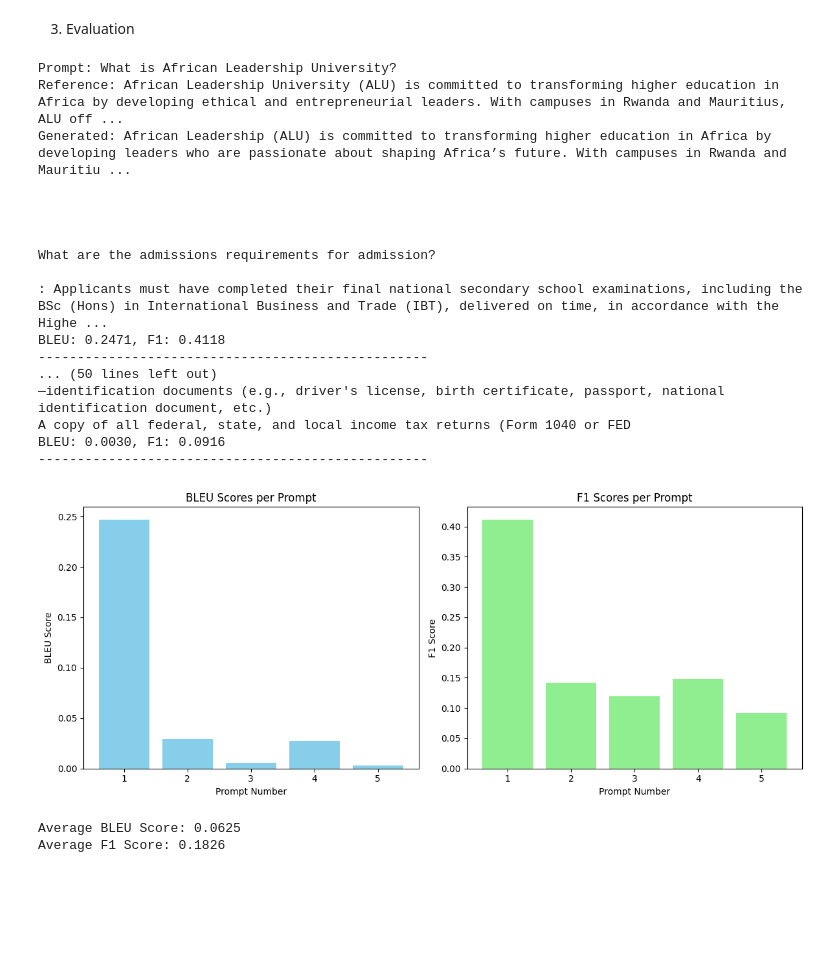
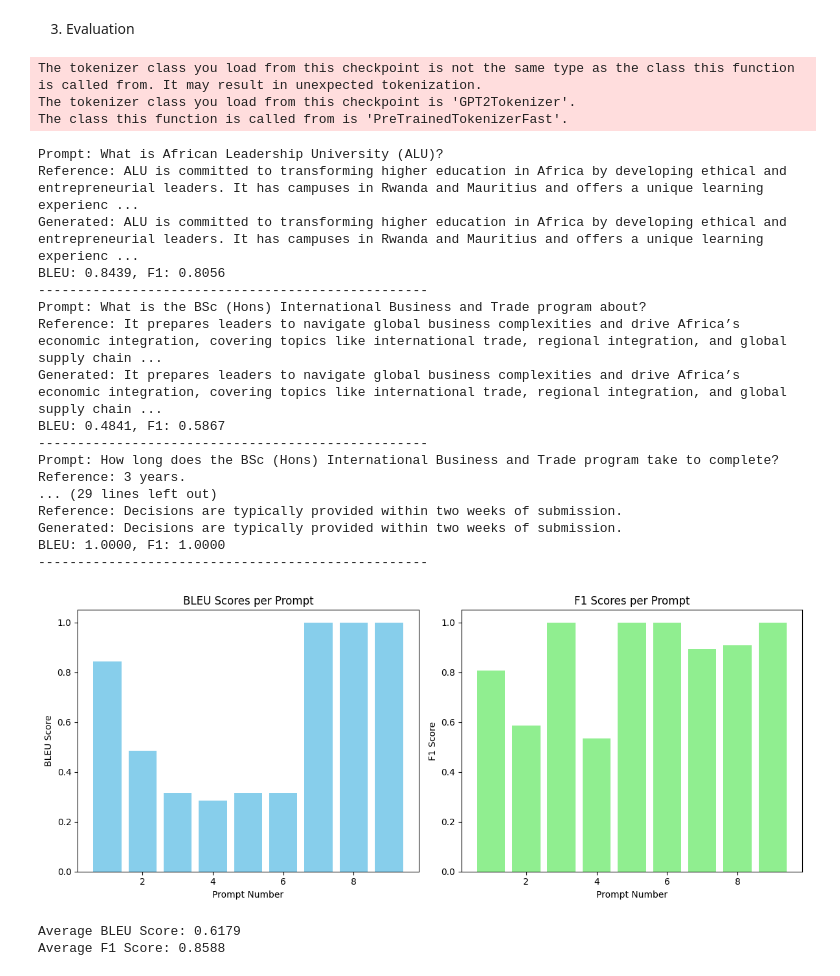
Before and after one commit to fmhirwa/alu-MLI_Summative, a Jupyter notebook: Chatbot_ALU_admissions.ipynb, the cells around one changed output. Saved outputs shown, nothing was run; the diff lists cells and outputs as text; code cells hidden in the pictures; blank space fills up the shorter version.

```diff
--- a/Chatbot_ALU_admissions.ipynb
+++ b/Chatbot_ALU_admissions.ipynb
@@ -146,13 +153,13 @@ import os
 import re
 import torch
 import matplotlib.pyplot as plt
-from transformers import GPT2LMHeadModel, GPT2TokenizerFast
+from transformers import GPT2LMHeadModel, PreTrainedTokenizerFast
 from nltk.translate.bleu_score import sentence_bleu, SmoothingFunction
 
-# Load fine-tuned GPT-2 model and tokenizer
+# Load fine-tuned GPT-2 model and tokenizer using consistent classes
 model_dir = "./gpt2-finetuned-alu"
 model = GPT2LMHeadModel.from_pretrained(model_dir)
-tokenizer = GPT2TokenizerFast.from_pretrained(model_dir)
+tokenizer = PreTrainedTokenizerFast.from_pretrained(model_dir)
 model.eval()
 
 def compute_f1(prediction, reference):
@@ -168,7 +175,7 @@ def compute_f1(prediction, reference):
     return 2 * (precision * recall) / (precision + recall)
 
 # Load evaluation prompts and references
-with open("./data/ALU_val.txt", "r", encoding="utf-8") as f:
+with open("./data/ALU_val2.txt", "r", encoding="utf-8") as f:
     eval_data = f.read()
 
 pattern = r"\[Prompt \d+\]\s*Q:\s*(.*?)\s*A:\s*(.*?)\s*(?=\[Prompt \d+\]|$)"
@@ -179,70 +186,79 @@ prompts, references = zip(*[(m[0].strip(), m[1].strip()) for m in matches])
 bleu_scores, f1_scores, generated_responses = [], [], []
 for prompt, ref in zip(prompts, references):
     input_ids = tokenizer.encode(prompt, return_tensors="pt")
-    attention_mask = torch.ones_like(input_ids)  # ✅ Added attention_mask
+    attention_mask = torch.ones_like(input_ids)  # attention_mask added
     with torch.no_grad():
         output_ids = model.generate(
             input_ids,
             attention_mask=attention_mask,
-            max_length=150,
-            num_beams=5,
-            no_repeat_ngram_size=2,
+            max_length=100,                  # Reduced length for concise answers
+            num_beams=7,                     # Increased beams for better quality
+            no_repeat_ngram_size=3,          # Higher ngram for reduced repetition
+            temperature=0.7,                 # More controlled generation
+            top_p=0.9,                       # Nucleus sampling
             early_stopping=True,
-            pad_token_id=tokenizer.eos_token_id  # ✅ Correct pad_token_id
+            pad_token_id=tokenizer.eos_token_id
         )
     generated_text = tokenizer.decode(output_ids[0], skip_special_tokens=True)
-    generated_text = generated_text[len(prompt):].strip() if generated_text.startswith(prompt) else generated_text
+    # Remove the prompt if it is repeated
+    if generated_text.startswith(prompt):
+        generated_text = generated_text[len(prompt):].strip()
+    # Limit the generated answer to just one line:
+    generated_text = generated_text.split("\n")[0].strip()
     generated_responses.append(generated_text)
 
     smoothing_fn = SmoothingFunction().method1
     bleu = sentence_bleu([ref.split()], generated_text.split(), smoothing_function=smoothing_fn)
     f1 = compute_f1(generated_text, ref)
     bleu_scores.append(bleu)
     f1_scores.append(f1)
 
     print(f"Prompt: {prompt}\nReference: {ref}\nGenerated: {generated_text}\nBLEU: {bleu:.4f}, F1: {f1:.4f}\n" + "-"*50)
 
 # Plot BLEU and F1 scores
 x = range(1, len(prompts) + 1)
 plt.figure(figsize=(12, 5))
 plt.subplot(1, 2, 1)
 plt.bar(x, bleu_scores, color='skyblue')
 plt.xlabel("Prompt Number")
 plt.ylabel("BLEU Score")
 plt.title("BLEU Scores per Prompt")
 
 plt.subplot(1, 2, 2)
 plt.bar(x, f1_scores, color='lightgreen')
 plt.xlabel("Prompt Number")
 plt.ylabel("F1 Score")
 plt.title("F1 Scores per Prompt")
 
 plt.tight_layout()
 plt.show()
 
 # Summary Metrics
 print(f"Average BLEU Score: {sum(bleu_scores)/len(bleu_scores):.4f}")
 print(f"Average F1 Score: {sum(f1_scores)/len(f1_scores):.4f}")
 # %% [output]
-Prompt: What is African Leadership University?
-Reference: African Leadership University (ALU) is committed to transforming higher education in Africa by developing ethical and entrepreneurial leaders. With campuses in Rwanda and Mauritius, ALU off ...
-Generated: African Leadership (ALU) is committed to transforming higher education in Africa by developing leaders who are passionate about shaping Africa’s future. With campuses in Rwanda and Mauritiu ...
-
-
-
-
-What are the admissions requirements for admission?
-
-: Applicants must have completed their final national secondary school examinations, including the BSc (Hons) in International Business and Trade (IBT), delivered on time, in accordance with the Highe ...
-BLEU: 0.2471, F1: 0.4118
---------------------------------------------------
-... (50 lines left out)
-—identification documents (e.g., driver's license, birth certificate, passport, national identification document, etc.)
-A copy of all federal, state, and local income tax returns (Form 1040 or FED
-BLEU: 0.0030, F1: 0.0916
---------------------------------------------------
+The tokenizer class you load from this checkpoint is not the same type as the class this function is called from. It may result in unexpected tokenization.
+The tokenizer class you load from this checkpoint is 'GPT2Tokenizer'.
+The class this function is called from is 'PreTrainedTokenizerFast'.
+Prompt: What is African Leadership University (ALU)?
+Reference: ALU is committed to transforming higher education in Africa by developing ethical and entrepreneurial leaders. It has campuses in Rwanda and Mauritius and offers a unique learning experienc ...
+Generated: ALU is committed to transforming higher education in Africa by developing ethical and entrepreneurial leaders. It has campuses in Rwanda and Mauritius and offers a unique learning experienc ...
+BLEU: 0.8439, F1: 0.8056
+--------------------------------------------------
+Prompt: What is the BSc (Hons) International Business and Trade program about?
+Reference: It prepares leaders to navigate global business complexities and drive Africa’s economic integration, covering topics like international trade, regional integration, and global supply chain ...
+Generated: It prepares leaders to navigate global business complexities and drive Africa’s economic integration, covering topics like international trade, regional integration, and global supply chain ...
+BLEU: 0.4841, F1: 0.5867
+--------------------------------------------------
+Prompt: How long does the BSc (Hons) International Business and Trade program take to complete?
+Reference: 3 years.
+... (29 lines left out)
+Reference: Decisions are typically provided within two weeks of submission.
+Generated: Decisions are typically provided within two weeks of submission.
+BLEU: 1.0000, F1: 1.0000
+--------------------------------------------------
-[figure, old version]
+[figure, new version]
-Average BLEU Score: 0.0625
-Average F1 Score: 0.1826
+Average BLEU Score: 0.6179
+Average F1 Score: 0.8588
 # %%
 !pip install -q gradio
```
Also changed, not shown: parts of 10 cells of this notebook.
